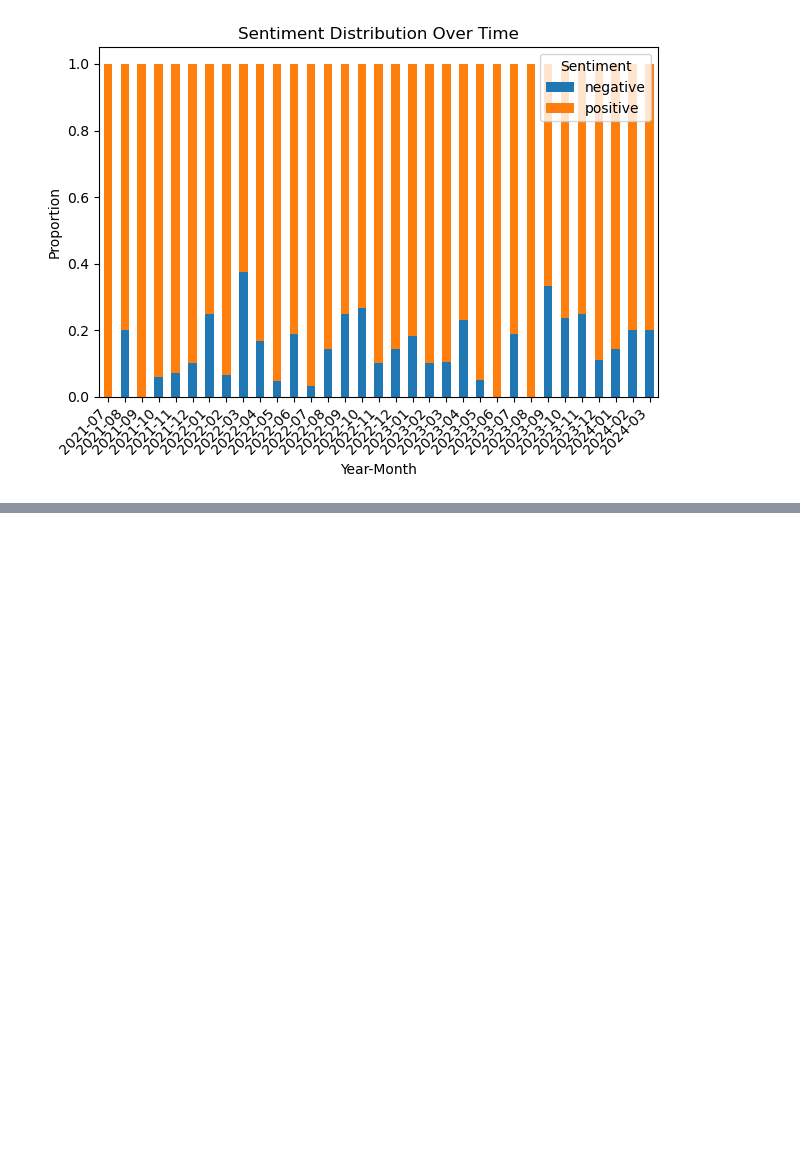
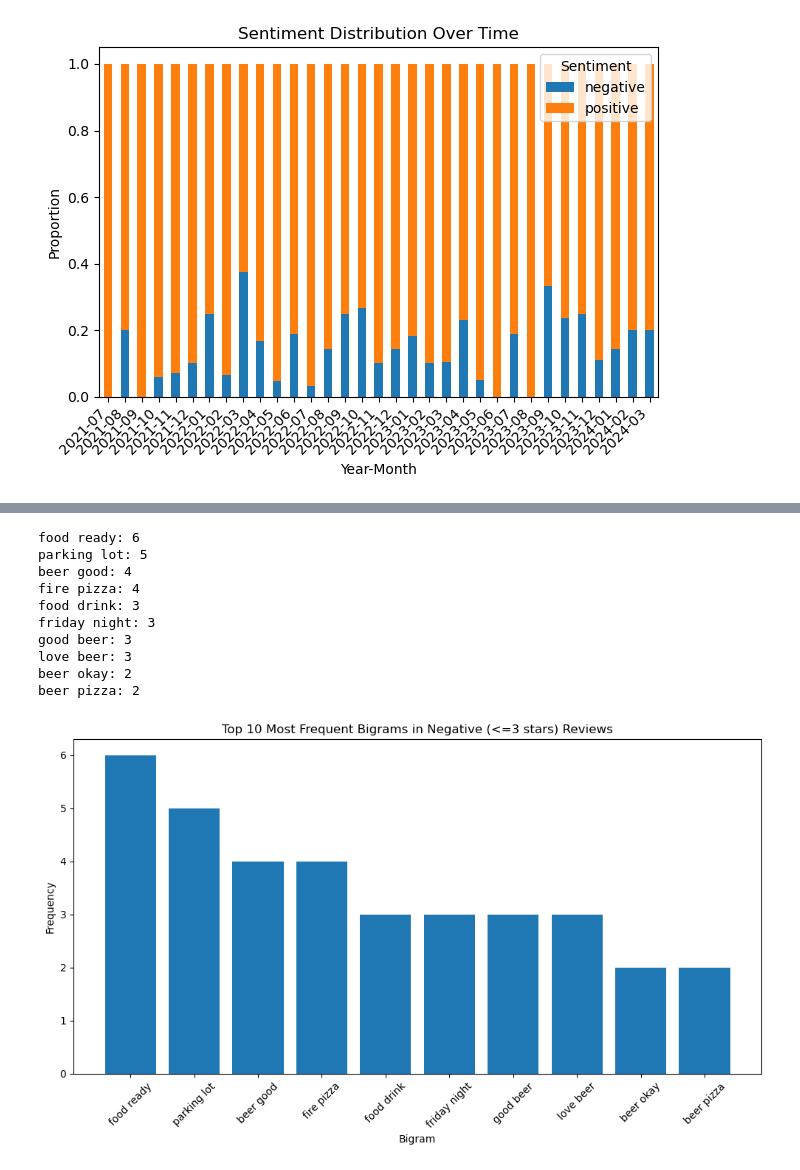
Before and after one commit to cyborgrob/MT_Reviews_SA, a Jupyter notebook: consolidate_reviews.ipynb, the cells around one changed output, grey strips where cells are left out. Drawn from its saved outputs; the diff is of its cells as text; code cells hidden in the pictures; blank space fills up the shorter version.

```diff
--- a/consolidate_reviews.ipynb
+++ b/consolidate_reviews.ipynb
@@ -282,0 +356,30 @@ plt.show()
+# %%
+# Extract bigrams from cleaned review text
+ngrams = extract_ngrams(df['cleaned_review_text'], df['sentiment'], 'negative', ngram_range=(2, 2))
+
+# Display top 10 most frequent bigrams
+top_ngrams = ngrams[:10]
+for ngram, freq in top_ngrams:
+    print(f'{ngram}: {freq}')
+
+# Plot the most frequent bigrams
+plt.figure(figsize=(10, 6))
+plt.bar(*zip(*top_ngrams))
+plt.title('Top 10 Most Frequent Bigrams in Negative (<=3 stars) Reviews')
+plt.xlabel('Bigram')
+plt.ylabel('Frequency')
+plt.xticks(rotation=45)
+plt.tight_layout()
+plt.show()
+# %% [output]
+food ready: 6
+parking lot: 5
+beer good: 4
+fire pizza: 4
+food drink: 3
+friday night: 3
+good beer: 3
+love beer: 3
+beer okay: 2
+beer pizza: 2
+[figure, added]
```
Also changed, not shown: parts of 14 cells of this notebook.
